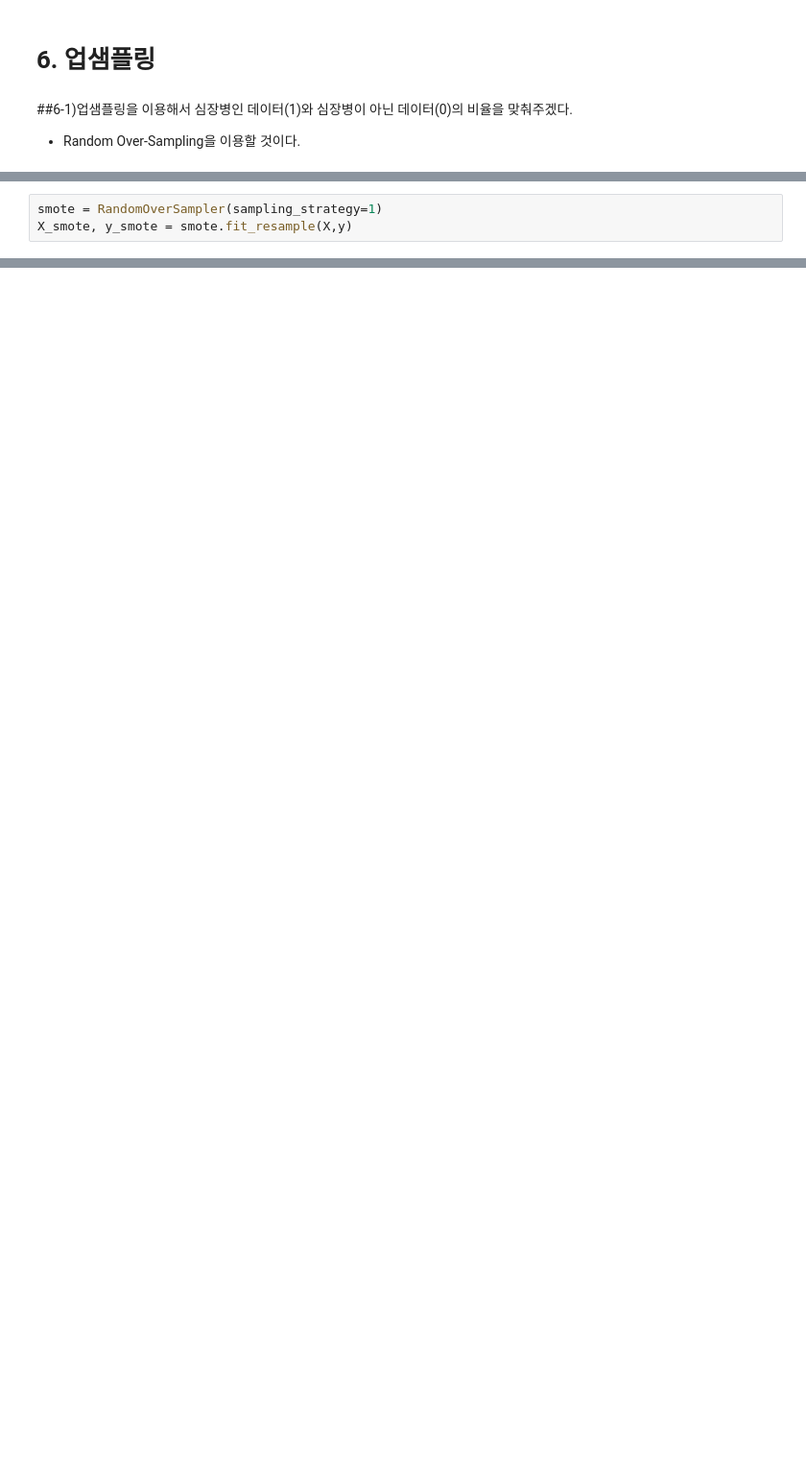
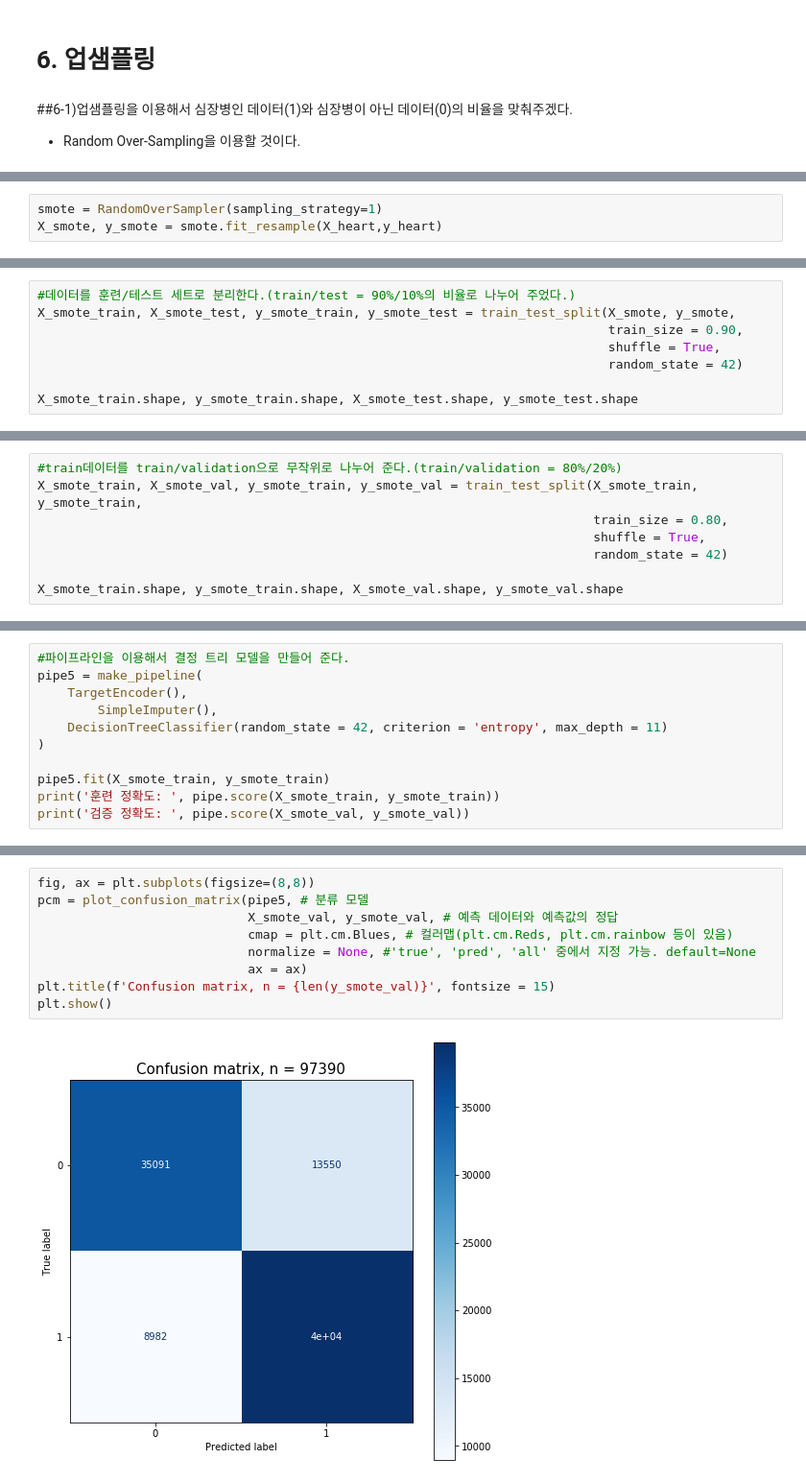
Before and after one commit to An-Dongsun/Section2-Project, a Jupyter notebook: AI_13_안동선_section2_project.ipynb, the cells around one changed output, grey strips where cells are left out. Shown at 96% size. Drawn from its saved outputs; the diff is of its cells as text; blank space fills up the shorter version.

```diff
--- a/AI_13_안동선_section2_project.ipynb
+++ b/AI_13_안동선_section2_project.ipynb
@@ -1493,3 +1501,3 @@ importances.sort_values()[-n:].plot.barh();
 # %%
 smote = RandomOverSampler(sampling_strategy=1)
-X_smote, y_smote = smote.fit_resample(X,y)
+X_smote, y_smote = smote.fit_resample(X_heart,y_heart)
@@ -1495,0 +1519,8 @@ X_smote, y_smote = smote.fit_resample(X,y)
+# %%
+#데이터를 훈련/테스트 세트로 분리한다.(train/test = 90%/10%의 비율로 나누어 주었다.)
+X_smote_train, X_smote_test, y_smote_train, y_smote_test = train_test_split(X_smote, y_smote,
+                                                                            train_size = 0.90,
+                                                                            shuffle = True,
+                                                                            random_state = 42)
+
+X_smote_train.shape, y_smote_train.shape, X_smote_test.shape, y_smote_test.shape
@@ -1495,0 +1529,8 @@ X_smote, y_smote = smote.fit_resample(X,y)
+# %%
+#train데이터를 train/validation으로 무작위로 나누어 준다.(train/validation = 80%/20%)
+X_smote_train, X_smote_val, y_smote_train, y_smote_val = train_test_split(X_smote_train, y_smote_train,
+                                                                          train_size = 0.80,
+                                                                          shuffle = True,
+                                                                          random_state = 42)
+
+X_smote_train.shape, y_smote_train.shape, X_smote_val.shape, y_smote_val.shape
@@ -1495,0 +1583,11 @@ X_smote, y_smote = smote.fit_resample(X,y)
+# %%
+#파이프라인을 이용해서 결정 트리 모델을 만들어 준다.
+pipe5 = make_pipeline(
+    TargetEncoder(),
+		SimpleImputer(),
+    DecisionTreeClassifier(random_state = 42, criterion = 'entropy', max_depth = 11)
+)
+
+pipe5.fit(X_smote_train, y_smote_train)
+print('훈련 정확도: ', pipe.score(X_smote_train, y_smote_train))
+print('검증 정확도: ', pipe.score(X_smote_val, y_smote_val))
@@ -1495,0 +1604,11 @@ X_smote, y_smote = smote.fit_resample(X,y)
+# %%
+fig, ax = plt.subplots(figsize=(8,8))
+pcm = plot_confusion_matrix(pipe5, # 분류 모델
+                            X_smote_val, y_smote_val, # 예측 데이터와 예측값의 정답
+                            cmap = plt.cm.Blues, # 컬러맵(plt.cm.Reds, plt.cm.rainbow 등이 있음)
+                            normalize = None, #'true', 'pred', 'all' 중에서 지정 가능. default=None
+                            ax = ax)
+plt.title(f'Confusion matrix, n = {len(y_smote_val)}', fontsize = 15)
+plt.show()
+# %% [output]
+[figure, added]
```
Also changed, not shown: parts of 63 cells of this notebook.
